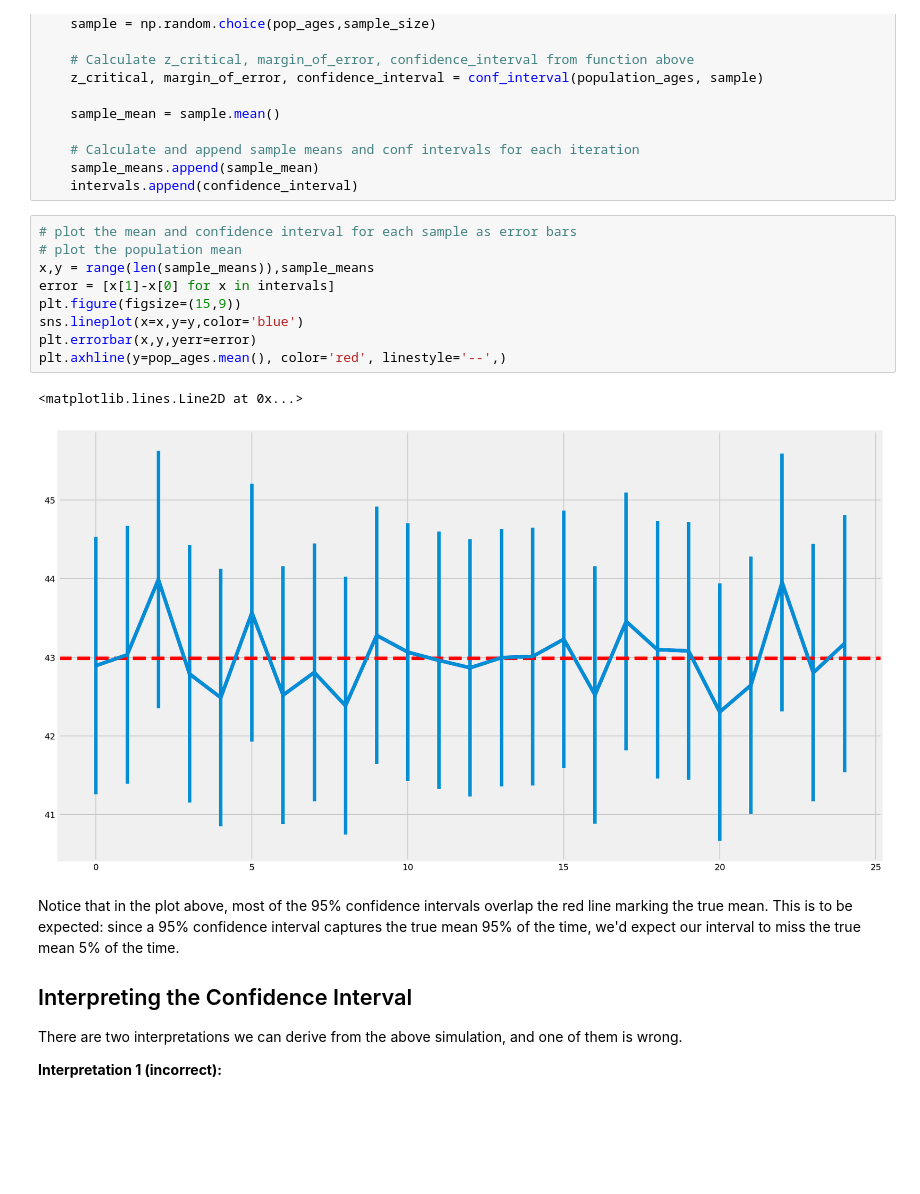
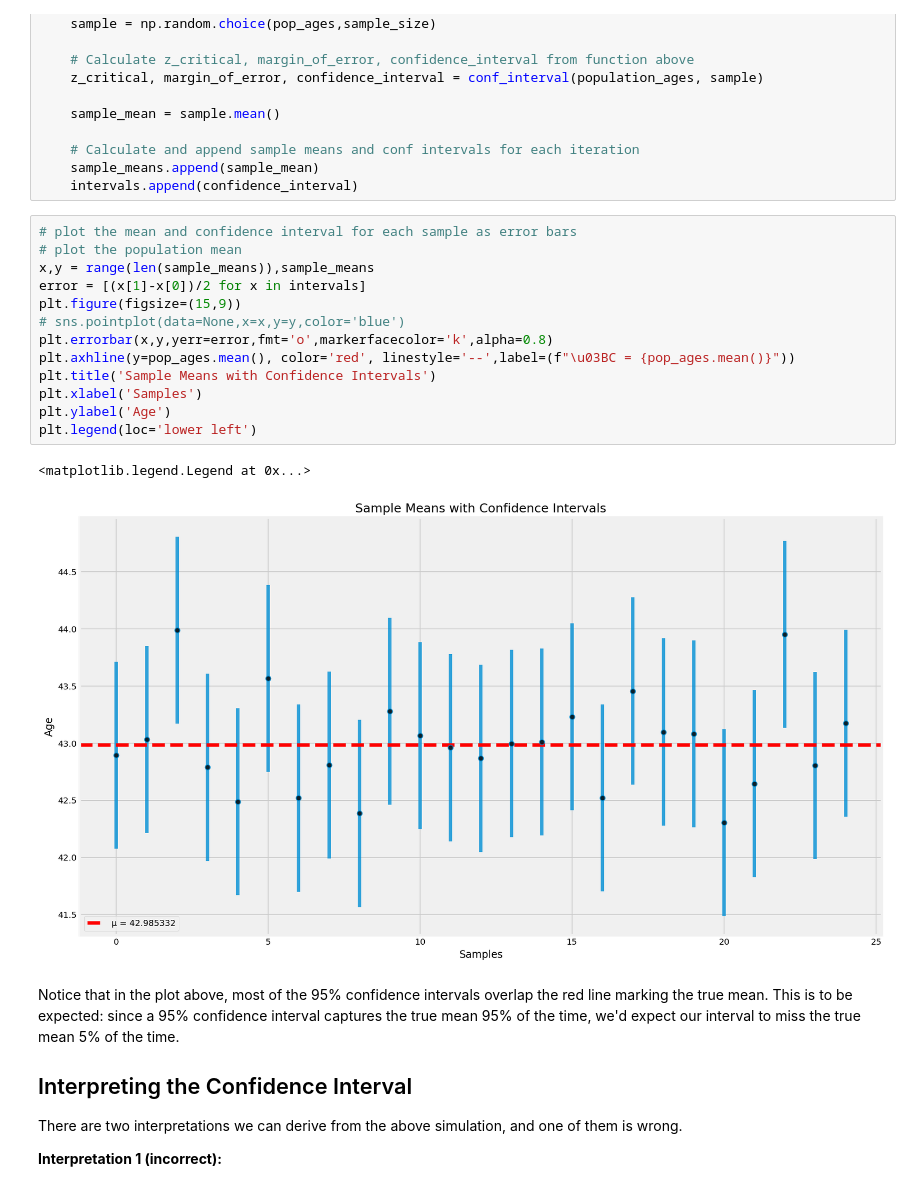
Before and after one commit to Peter-Kimani67/dsc-confidence-intervals-lab, a Jupyter notebook: index.ipynb, the cells around one changed output. Drawn from its saved outputs; the diff is of its cells as text; blank space fills up the shorter version.

```diff
--- a/index.ipynb
+++ b/index.ipynb
@@ -273,15 +274,19 @@ for sample in range(25):
 # %%
 # plot the mean and confidence interval for each sample as error bars
 # plot the population mean
 x,y = range(len(sample_means)),sample_means
-error = [x[1]-x[0] for x in intervals]
+error = [(x[1]-x[0])/2 for x in intervals]
 plt.figure(figsize=(15,9))
-sns.lineplot(x=x,y=y,color='blue')
-plt.errorbar(x,y,yerr=error)
-plt.axhline(y=pop_ages.mean(), color='red', linestyle='--',)
+# sns.pointplot(data=None,x=x,y=y,color='blue')
+plt.errorbar(x,y,yerr=error,fmt='o',markerfacecolor='k',alpha=0.8)
+plt.axhline(y=pop_ages.mean(), color='red', linestyle='--',label=(f"\u03BC = {pop_ages.mean()}"))
+plt.title('Sample Means with Confidence Intervals')
+plt.xlabel('Samples')
+plt.ylabel('Age')
+plt.legend(loc='lower left')
 # %% [output]
-<matplotlib.lines.Line2D at 0x...>
+<matplotlib.legend.Legend at 0x...>
-[figure, old version]
+[figure, new version]
 # %% [markdown]
 Notice that in the plot above, most of the 95% confidence intervals overlap the red line marking the true mean. This is to be expected: since a 95% confidence interval captures the true mean 95% of the time, we'd expect our interval to miss the true mean 5% of the time.
 
```
Also changed, not shown: parts of 1 cell of this notebook.
